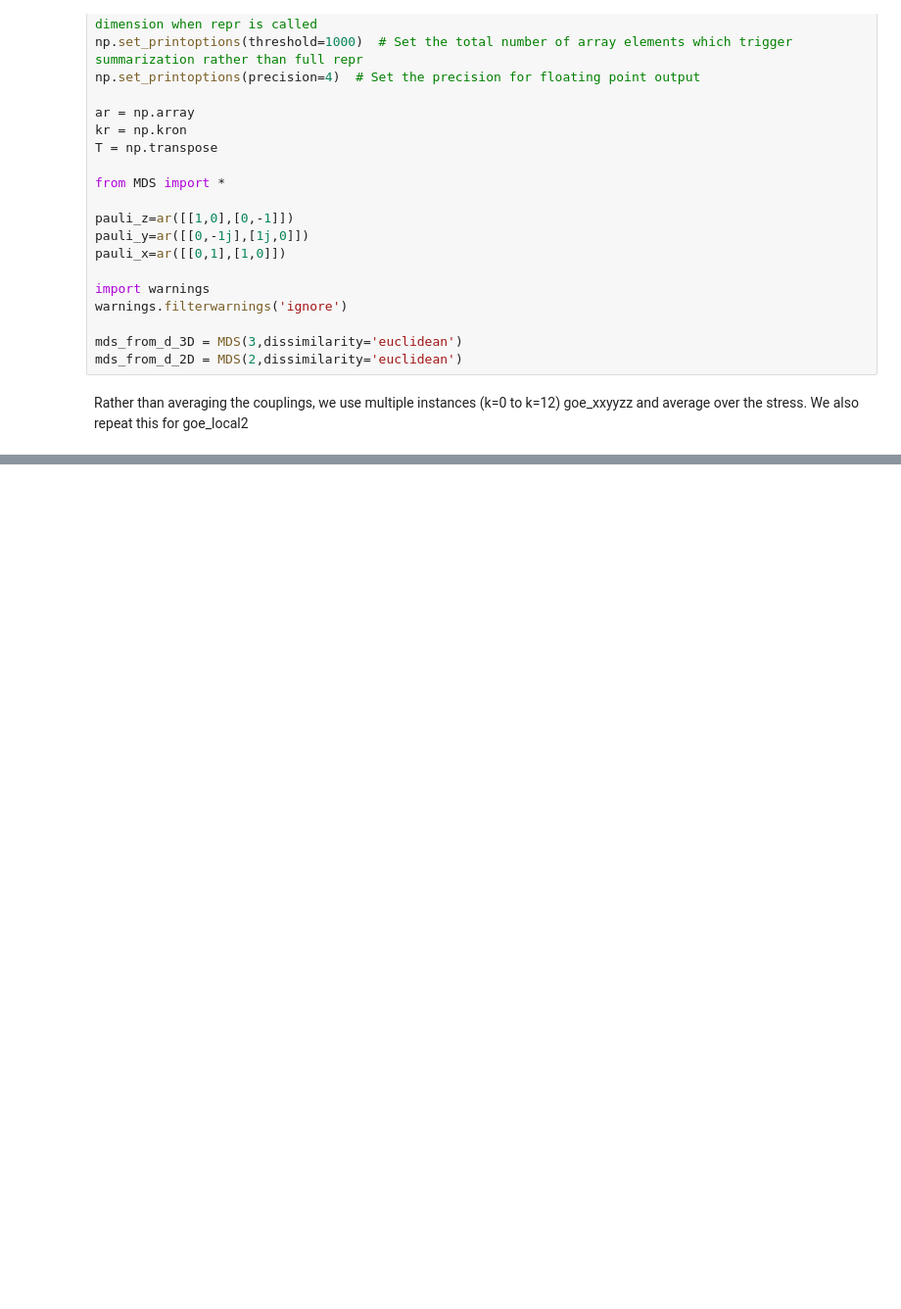
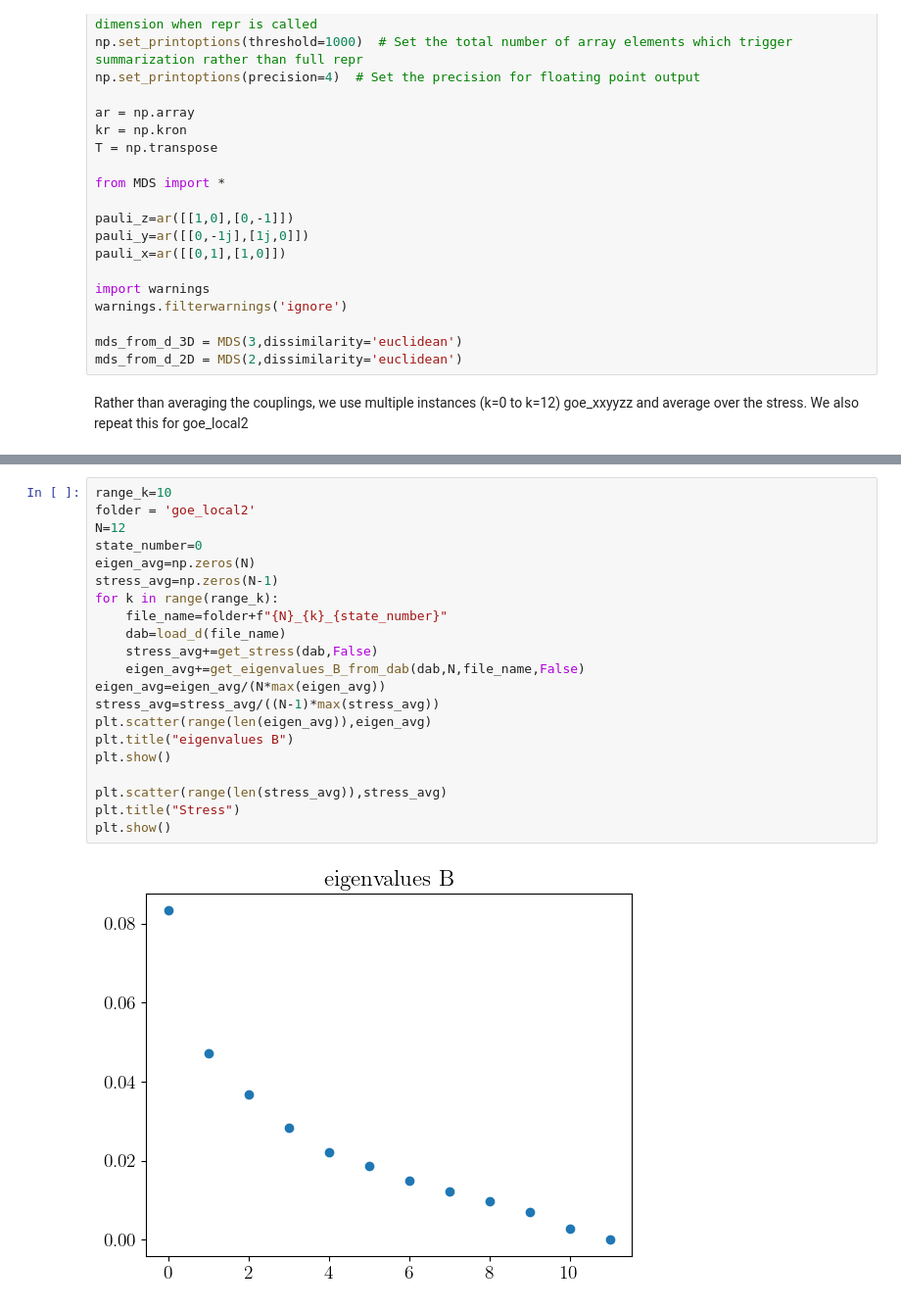
Before and after one commit to MarinAndreGirard/Quantum_emergent_dimension, a Jupyter notebook: getting_some_results.ipynb, the cells around one changed output, grey strips where cells are left out. Shown at 98% size. Drawn from its saved outputs; the diff is of its cells as text; blank space fills up the shorter version.

```diff
--- a/getting_some_results.ipynb
+++ b/getting_some_results.ipynb
@@ -79,0 +65,23 @@ plt.show()
+# %%
+range_k=10
+folder = 'goe_local2'
+N=12
+state_number=0
+eigen_avg=np.zeros(N)
+stress_avg=np.zeros(N-1)
+for k in range(range_k):
+    file_name=folder+f"{N}_{k}_{state_number}"
+    dab=load_d(file_name)
+    stress_avg+=get_stress(dab,False)
+    eigen_avg+=get_eigenvalues_B_from_dab(dab,N,file_name,False)
+eigen_avg=eigen_avg/(N*max(eigen_avg))
+stress_avg=stress_avg/((N-1)*max(stress_avg))
+plt.scatter(range(len(eigen_avg)),eigen_avg)
+plt.title("eigenvalues B")
+plt.show()
+
+plt.scatter(range(len(stress_avg)),stress_avg)
+plt.title("Stress")
+plt.show()
+# %% [output]
+[figure, added]
```
Also changed, not shown: parts of 10 cells of this notebook, 2 other files.
